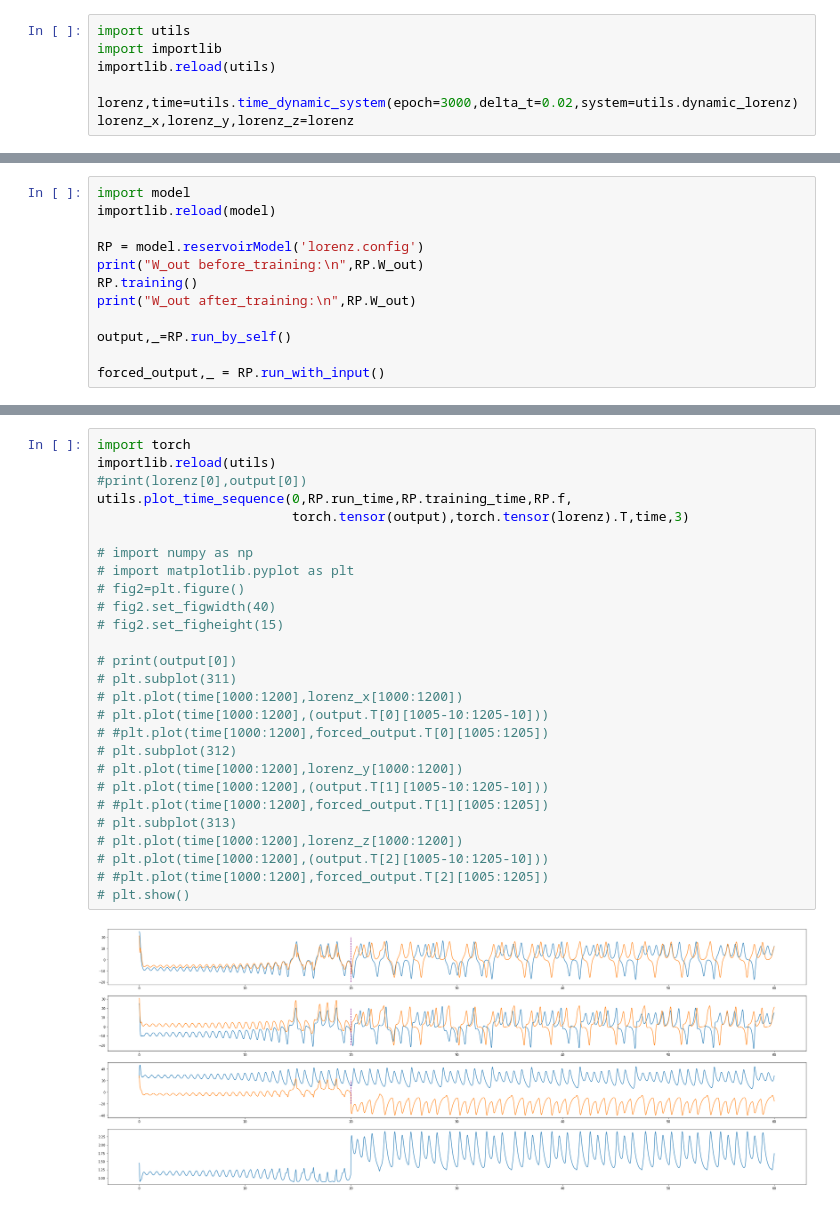
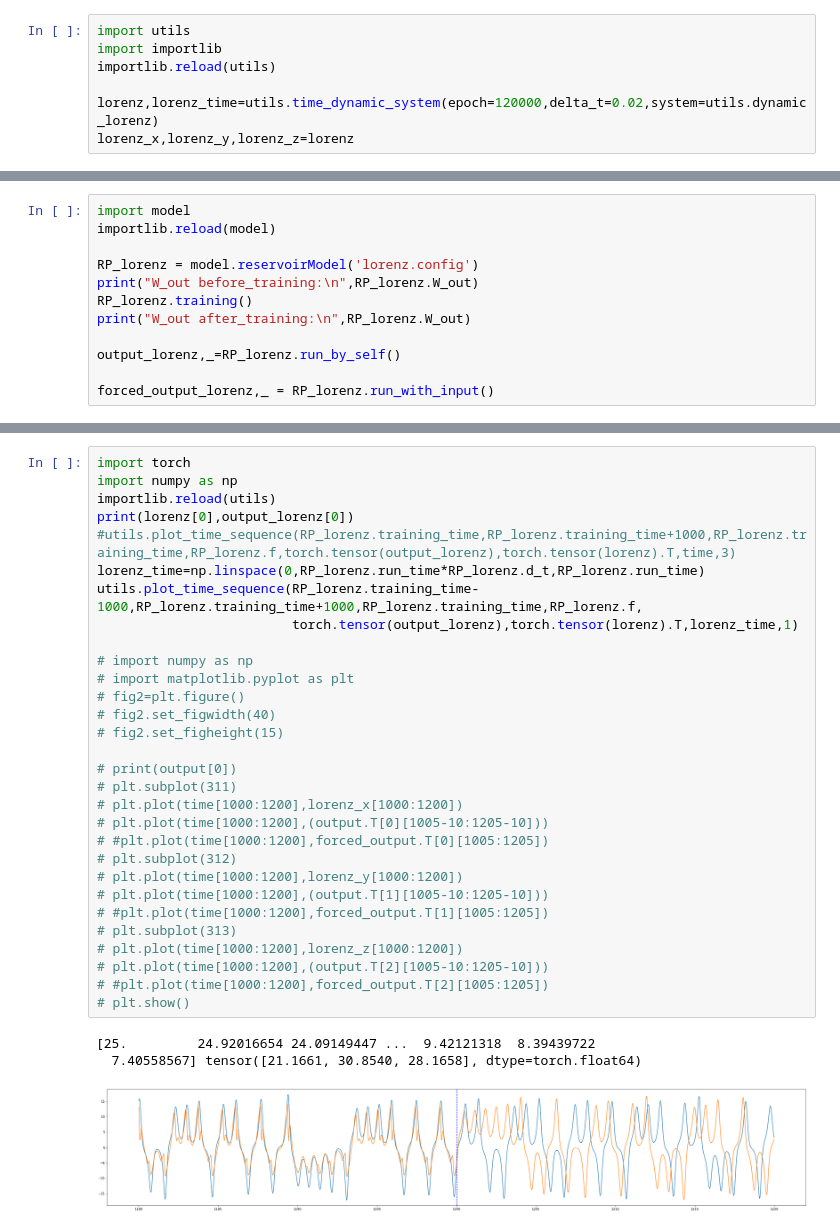
Before and after one commit to bucketfish0000/reservoir_restructure, a Jupyter notebook: reservoir.ipynb, the cells around one changed output, grey strips where cells are left out. Saved outputs shown, nothing was run; the diff lists cells and outputs as text.

```diff
--- a/reservoir.ipynb
+++ b/reservoir.ipynb
@@ -3,5 +5,5 @@ import utils
 import importlib
 importlib.reload(utils)
 
-lorenz,time=utils.time_dynamic_system(epoch=3000,delta_t=0.02,system=utils.dynamic_lorenz)
+lorenz,lorenz_time=utils.time_dynamic_system(epoch=120000,delta_t=0.02,system=utils.dynamic_lorenz)
 lorenz_x,lorenz_y,lorenz_z=lorenz
@@ -24,12 +11,12 @@ plt.show()
 import model
 importlib.reload(model)
 
-RP = model.reservoirModel('lorenz.config')
-print("W_out before_training:\n",RP.W_out)
-RP.training()
-print("W_out after_training:\n",RP.W_out)
+RP_lorenz = model.reservoirModel('lorenz.config')
+print("W_out before_training:\n",RP_lorenz.W_out)
+RP_lorenz.training()
+print("W_out after_training:\n",RP_lorenz.W_out)
 
-output,_=RP.run_by_self()
+output_lorenz,_=RP_lorenz.run_by_self()
 
-forced_output,_ = RP.run_with_input()
+forced_output_lorenz,_ = RP_lorenz.run_with_input()
 # %% [output]
@@ -53,29 +39,34 @@ W_out after_training:
 # %%
 import torch
+import numpy as np
 importlib.reload(utils)
-#print(lorenz[0],output[0])
-utils.plot_time_sequence(0,RP.run_time,RP.training_time,RP.f,
-                         torch.tensor(output),torch.tensor(lorenz).T,time,3)
+print(lorenz[0],output_lorenz[0])
+#utils.plot_time_sequence(RP_lorenz.training_time,RP_lorenz.training_time+1000,RP_lorenz.training_time,RP_lorenz.f,torch.tensor(output_lorenz),torch.tensor(lorenz).T,time,3)
+lorenz_time=np.linspace(0,RP_lorenz.run_time*RP_lorenz.d_t,RP_lorenz.run_time)
+utils.plot_time_sequence(RP_lorenz.training_time-1000,RP_lorenz.training_time+1000,RP_lorenz.training_time,RP_lorenz.f,
+                         torch.tensor(output_lorenz),torch.tensor(lorenz).T,lorenz_time,1)
 
 # import numpy as np
 # import matplotlib.pyplot as plt
 # fig2=plt.figure()
 # fig2.set_figwidth(40)
 # fig2.set_figheight(15)
 
 # print(output[0])
 # plt.subplot(311)
 # plt.plot(time[1000:1200],lorenz_x[1000:1200])
 # plt.plot(time[1000:1200],(output.T[0][1005-10:1205-10]))
 # #plt.plot(time[1000:1200],forced_output.T[0][1005:1205])
 # plt.subplot(312)
 # plt.plot(time[1000:1200],lorenz_y[1000:1200])
 # plt.plot(time[1000:1200],(output.T[1][1005-10:1205-10]))
 # #plt.plot(time[1000:1200],forced_output.T[1][1005:1205])
 # plt.subplot(313)
 # plt.plot(time[1000:1200],lorenz_z[1000:1200])
 # plt.plot(time[1000:1200],(output.T[2][1005-10:1205-10]))
 # #plt.plot(time[1000:1200],forced_output.T[2][1005:1205])
 # plt.show()
 # %% [output]
+[25.         24.92016654 24.09149447 ...  9.42121318  8.39439722
+  7.40558567] tensor([21.1661, 30.8540, 28.1658], dtype=torch.float64)
-[figure, old version]
+[figure, new version]
```
Also changed, not shown: parts of 7 cells of this notebook, 4 other files.
